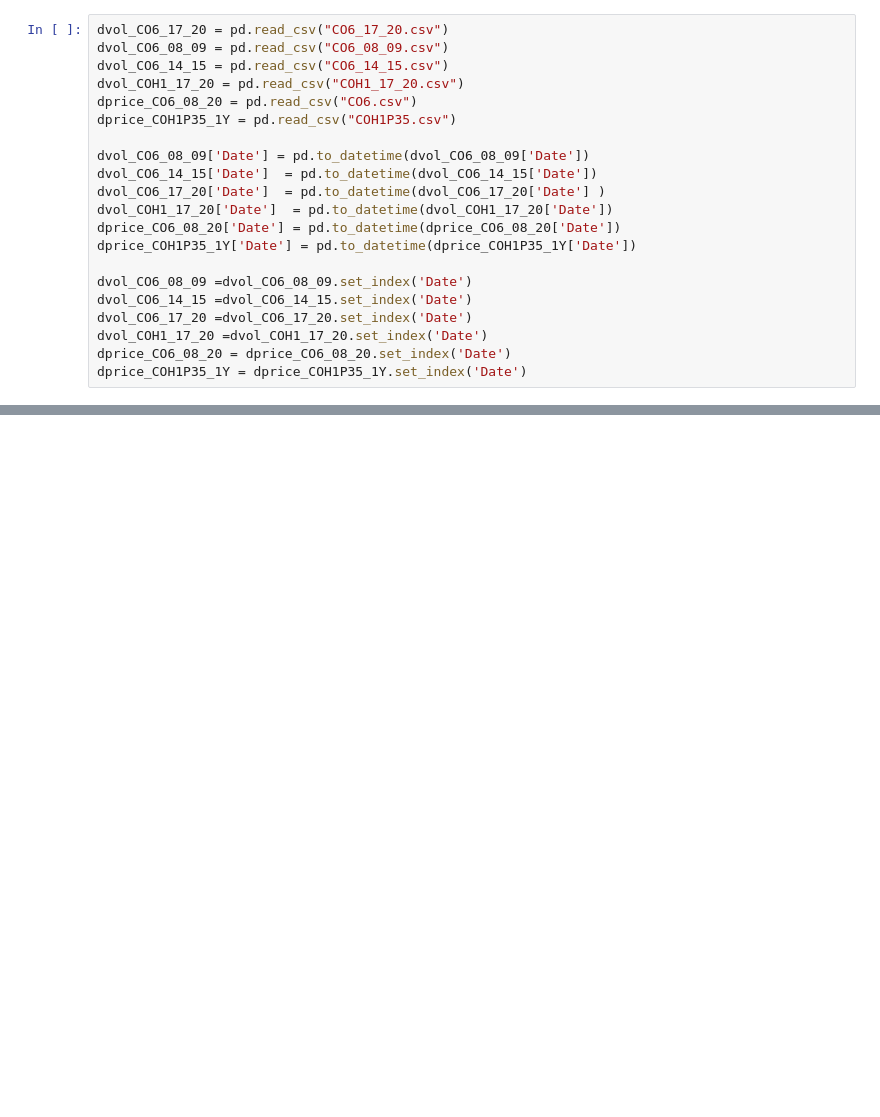
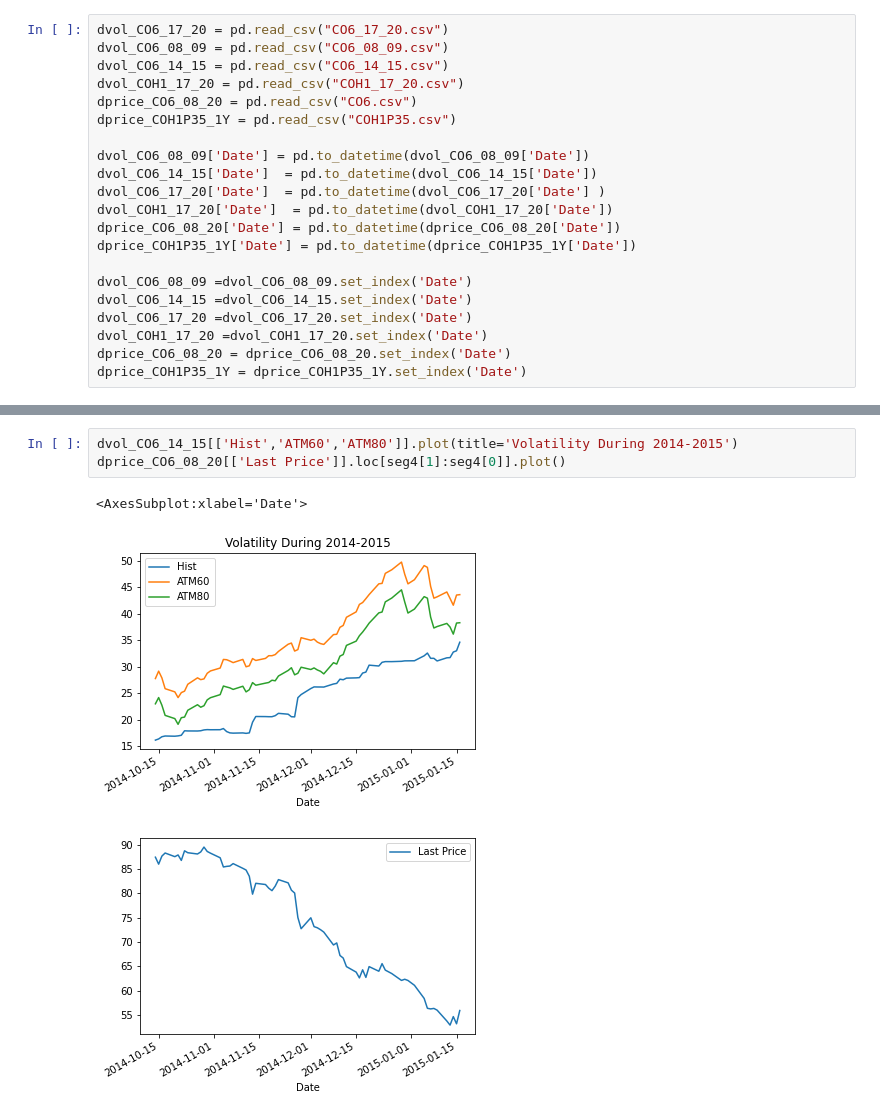
Before and after one commit to rsaouma/CO6_analysis, a Jupyter notebook: Analysis.ipynb, the cells around one changed output, grey strips where cells are left out. Drawn from its saved outputs; the diff is of its cells as text; blank space fills up the shorter version.

```diff
--- a/Analysis.ipynb
+++ b/Analysis.ipynb
@@ -60,0 +73,7 @@ dvol_CO06_17_20.head()
+# %%
+dvol_CO6_14_15[['Hist','ATM60','ATM80']].plot(title='Volatility During 2014-2015')
+dprice_CO6_08_20[['Last Price']].loc[seg4[1]:seg4[0]].plot()
+# %% [output]
+<AxesSubplot:xlabel='Date'>
+[figure, added]
+[figure, added]
```
Also changed, not shown: parts of 15 cells of this notebook.
